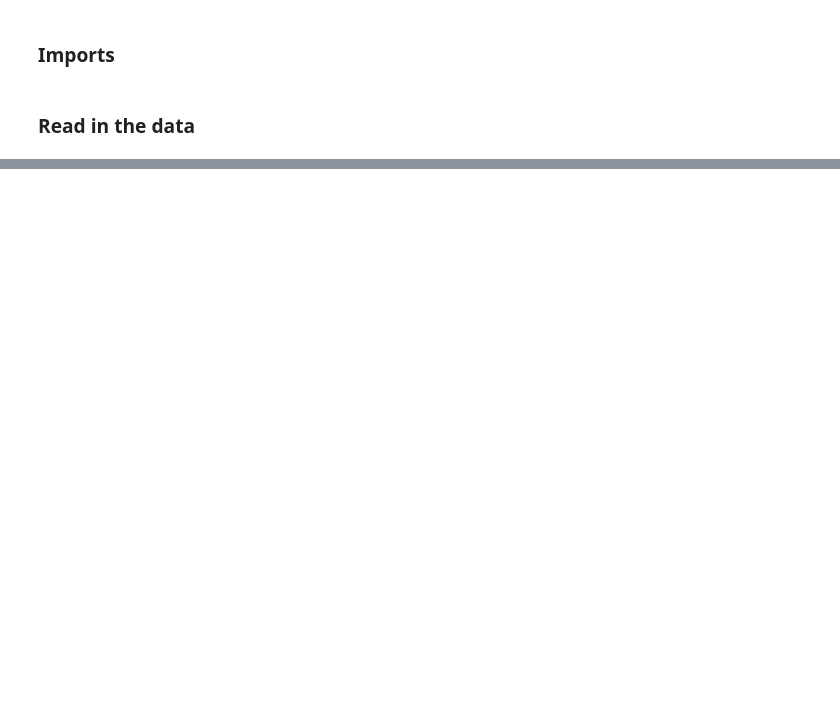
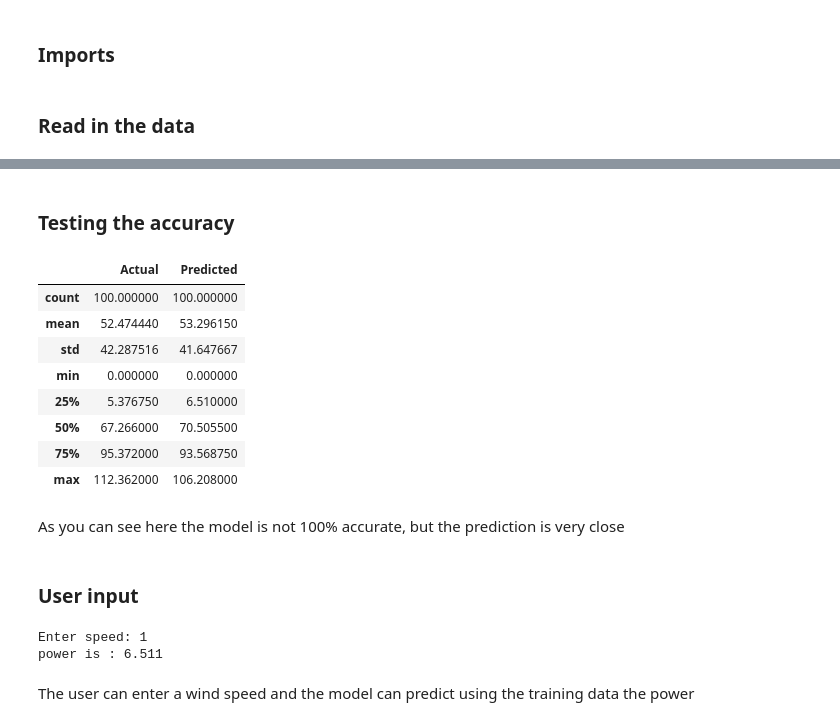
Before and after one commit to KennyThomas/Emerging-Technologies-Project, a Jupyter notebook: Model.ipynb, the cells around one changed output, grey strips where cells are left out. Cells and saved outputs as stored; diff of their text form; code cells hidden in the pictures; blank space fills up the shorter version.

```diff
--- a/Model.ipynb
+++ b/Model.ipynb
@@ -23,0 +55,30 @@ with open('Data.csv', 'r') as f:
+# %% [markdown]
+### Testing the accuracy
+# %%
+
+y_pred = regressor.predict(xtest)
+df = pd.DataFrame({'Actual': ytest, 'Predicted': y_pred})
+df.describe()
+# %% [output]
+|  | Actual | Predicted |
+| count | 100.000000 | 100.000000 |
+| mean | 52.474440 | 53.296150 |
+| std | 42.287516 | 41.647667 |
+| min | 0.000000 | 0.000000 |
+| 25% | 5.376750 | 6.510000 |
+| 50% | 67.266000 | 70.505500 |
+| 75% | 95.372000 | 93.568750 |
+| max | 112.362000 | 106.208000 |
+# %% [markdown]
+As you can see here the model is not 100% accurate, but the prediction is very close
+# %% [markdown]
+### User input
+# %%
+input_area = float(input("Enter speed: "))
+powerEstimate = regressor.predict([[input_area]])
+print ("power is :", round(powerEstimate[0], 5))
+# %% [output]
+Enter speed: 1
+power is : 6.511
+# %% [markdown]
+The user can enter a wind speed and the model can predict using the training data the power
```
Also changed, not shown: parts of 10 cells of this notebook, 1 other file.
